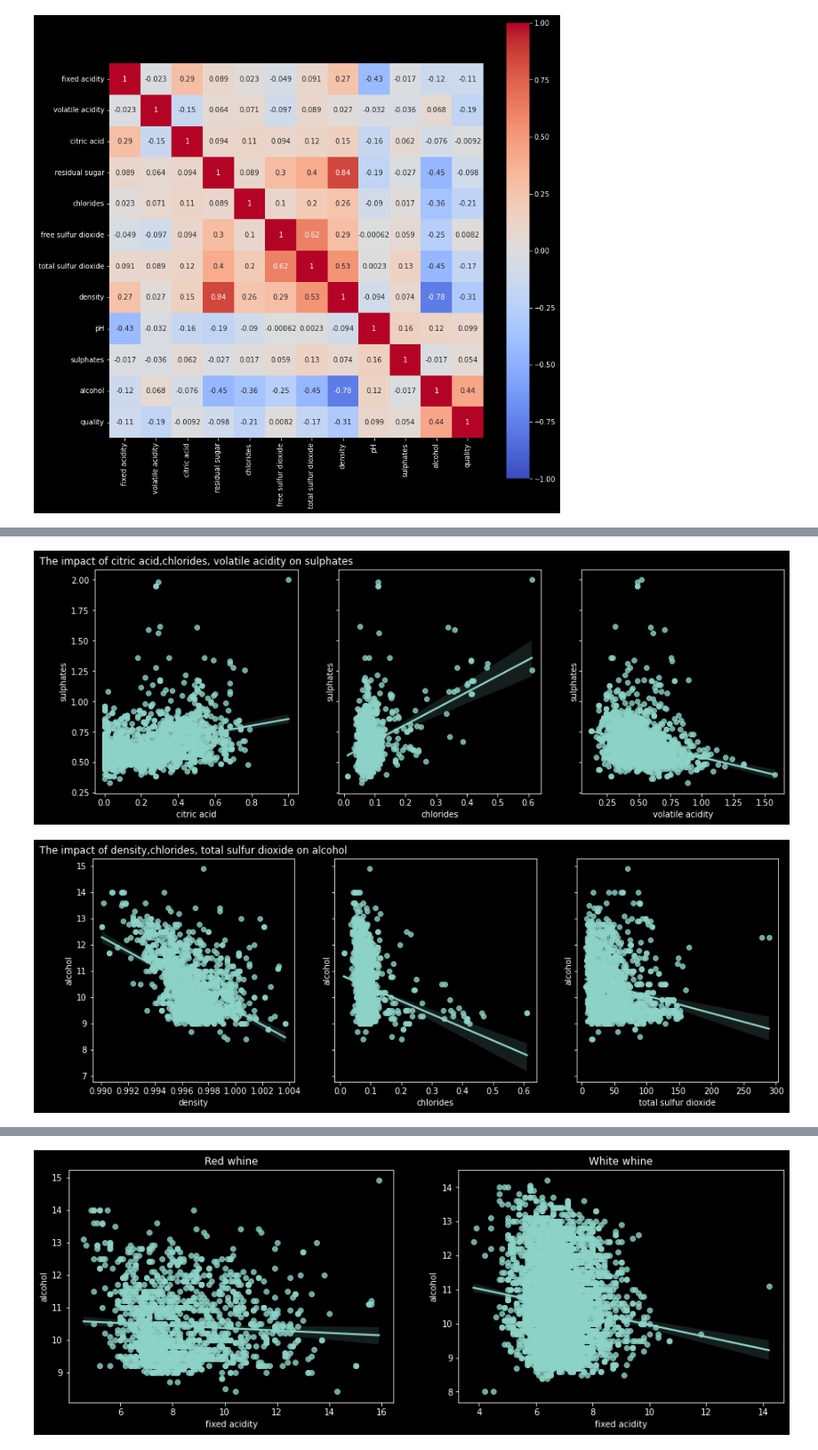
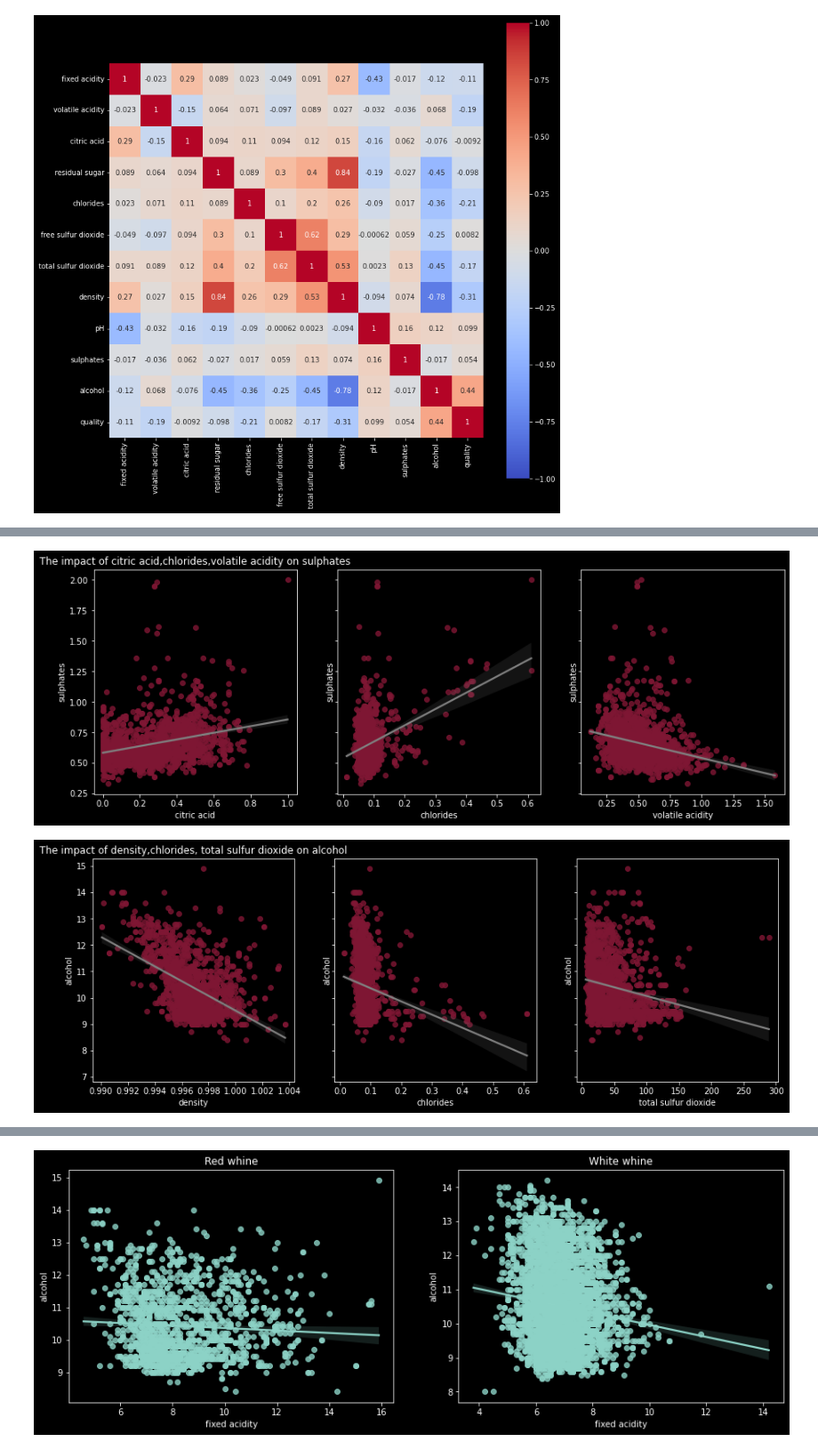
Before and after one commit to YanaOrf/BlueBerryWinery, a Jupyter notebook: BlueBerryWinery.ipynb, the cells around one changed output, grey strips where cells are left out. Shown at 89% size. Cells and saved outputs as stored; diff of their text form; code cells hidden in the pictures.

```diff
--- a/BlueBerryWinery.ipynb
+++ b/BlueBerryWinery.ipynb
@@ -545,32 +551,32 @@ from tkinter import Y
 
 
 fig,axs=plt.subplots(1,3,figsize=(15,5),sharey=True)
-axs[0].set_title("The impact of citric acid,chlorides, volatile acidity on sulphates")
+axs[0].set_title("The impact of citric acid,chlorides,volatile acidity on sulphates")
 axs[1].set_title("")
 axs[2].set_title("")
-sns.regplot(data=red_wine2,y="sulphates",x="citric acid",ax=axs[0])
-sns.regplot(data=red_wine2,y="sulphates",x="chlorides",ax=axs[1])
-sns.regplot(data=red_wine2,y="sulphates",x="volatile acidity",ax=axs[2])
+sns.regplot(data=red_wine2,y="sulphates",x="citric acid",ax=axs[0],scatter_kws={"color": "#7F1734"},line_kws={"color": "grey"})
+sns.regplot(data=red_wine2,y="sulphates",x="chlorides",ax=axs[1],scatter_kws={"color": "#7F1734"},line_kws={"color": "grey"})
+sns.regplot(data=red_wine2,y="sulphates",x="volatile acidity",ax=axs[2],scatter_kws={"color": "#7F1734"},line_kws={"color": "grey"})
 
 plt.show()
 # %% [output]
-[figure, old version]
+[figure, new version]
 # %%
 #The impact of density,chlorides, total sulfur dioxide on alcohol
 
 from tkinter import Y
 
 
 fig,axs=plt.subplots(1,3,figsize=(15,5),sharey=True)
 axs[0].set_title("The impact of density,chlorides, total sulfur dioxide on alcohol")
 axs[1].set_title("")
 axs[2].set_title("")
 #colors2=["#dabf"]
-sns.regplot(data=red_wine2,y="alcohol",x="density",ax=axs[0])
-sns.regplot(data=red_wine2,y="alcohol",x="chlorides",ax=axs[1])
-sns.regplot(data=red_wine2,y="alcohol",x="total sulfur dioxide",ax=axs[2])
+sns.regplot(data=red_wine2,y="alcohol",x="density",ax=axs[0],scatter_kws={"color": "#7F1734"},line_kws={"color": "grey"})
+sns.regplot(data=red_wine2,y="alcohol",x="chlorides",ax=axs[1],scatter_kws={"color": "#7F1734"},line_kws={"color": "grey"})
+sns.regplot(data=red_wine2,y="alcohol",x="total sulfur dioxide",ax=axs[2],scatter_kws={"color": "#7F1734"},line_kws={"color": "grey"})
 
 plt.show()
 # %% [output]
-[figure, old version]
+[figure, new version]
 # %%
```
Also changed, not shown: parts of 9 cells of this notebook.
